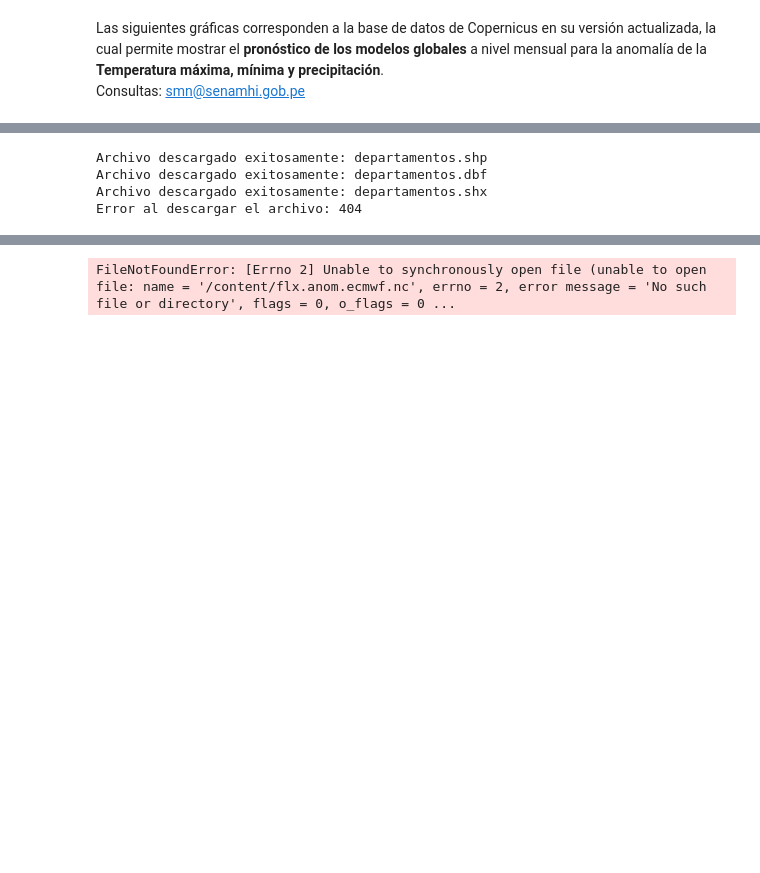
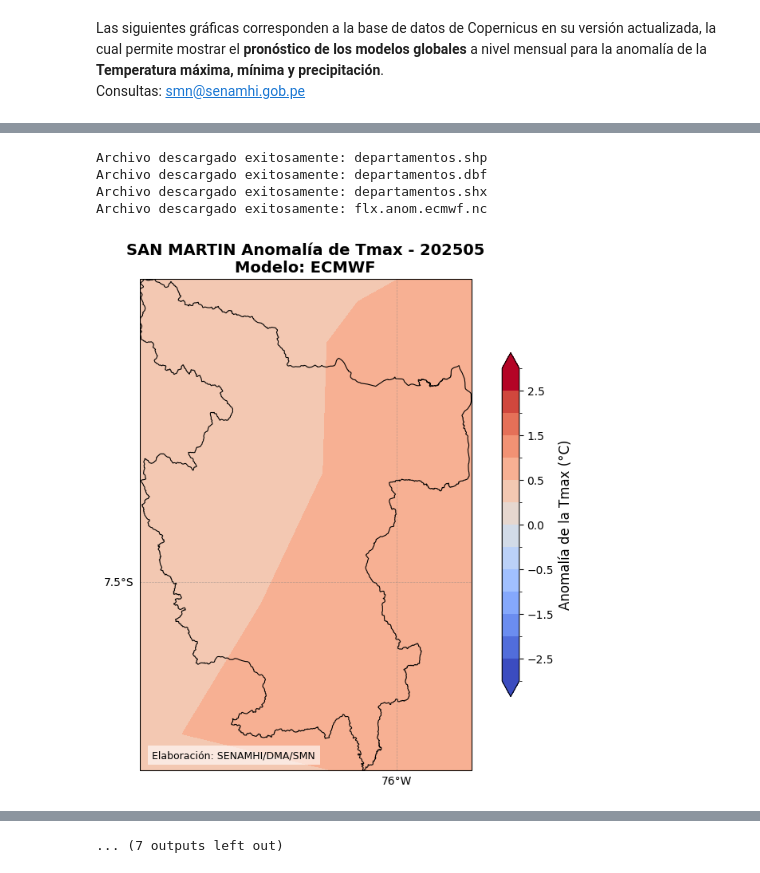
Before and after one commit to SMN-SENAMHI/C3Smensual, a Jupyter notebook: ECMWF_DPTO_anomPrecTmaxTmin.ipynb, the cells around one changed output, grey strips where cells are left out. Cells and saved outputs as stored; diff of their text form; code cells hidden in the pictures; blank space fills up the shorter version.

```diff
--- a/ECMWF_DPTO_anomPrecTmaxTmin.ipynb
+++ b/ECMWF_DPTO_anomPrecTmaxTmin.ipynb
@@ -88,7 +88,7 @@ output_dir = '/content/graphics'
 os.makedirs(output_dir, exist_ok=True)
 
 # Descargar archivo NetCDF desde GitHub
-data_url = "https://raw.githubusercontent.com/Jorgellamocca/C3Smensual/main/data/flx.anom.ecmwf.nc"
+data_url = "https://raw.githubusercontent.com/SMN-SENAMHI/C3Smensual/main/data/flx.anom.ecmwf.nc"
 local_data_file = "flx.anom.ecmwf.nc"
 download_file(data_url, local_data_file)
 
@@ -202,31 +202,32 @@ variables_info = {
     'tpara': {
         'cmap': 'BrBG',
         'bounds': np.array([-100, -80, -50, -30, -20, -10, -5, -2.5, 0, 2.5, 5, 10, 20, 30, 50, 80, 100]),
         'title_prefix': f'{dpto_seleccion} Anomalía de la Precipitación',
         'filename_suffix': 'anomPrec',
         'colorbar_label': 'Anomalía de la precipitación (mm/mes)'
     }
 }
 
 
 # Procesar cada modelo
 for modelo in modelos:
     ds = xr.open_dataset(local_data_file)
 
     # Convertir precipitación acumulada si está presente
     if 'tpara' in ds:
         segundos_por_mes = 30 * 24 * 3600
         ds['tpara'] = ds['tpara'] * 1000 * segundos_por_mes
 
     ref_time = ref_time_ecmwf
 
     for var, info in variables_info.items():
         if var in ds:
             variable = ds[var]
             norm = BoundaryNorm(boundaries=info['bounds'], ncolors=256)
             plot_variable(variable, var, info['cmap'], info['bounds'], norm, info['title_prefix'], output_dir, info['filename_suffix'], info['colorbar_label'], modelo, ref_time, gdf_departamento_seleccionado)
 # %% [output]
 Archivo descargado exitosamente: departamentos.shp
 Archivo descargado exitosamente: departamentos.dbf
 Archivo descargado exitosamente: departamentos.shx
-Error al descargar el archivo: 404
+Archivo descargado exitosamente: flx.anom.ecmwf.nc
+[figure, added]
@@ -233 +244 @@ Error al descargar el archivo: 404
-FileNotFoundError: [Errno 2] Unable to synchronously open file (unable to open file: name = '/content/flx.anom.ecmwf.nc', errno = 2, error message = 'No such file or directory', flags = 0, o_flags = 0 ...
+... (7 outputs left out)
```
Also changed, not shown: parts of 2 cells of this notebook.
